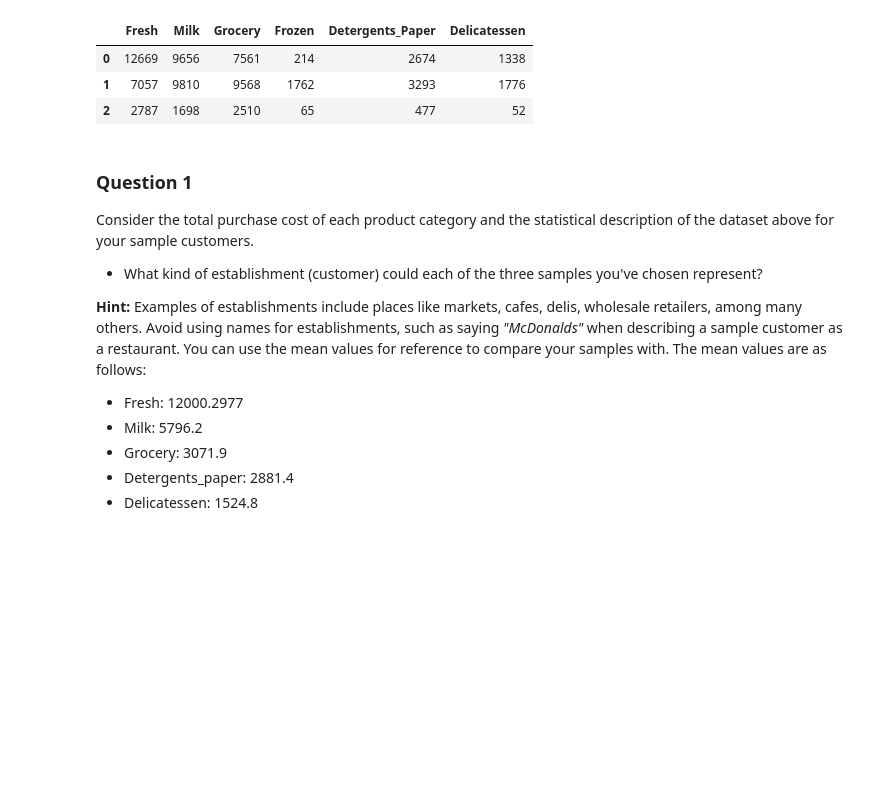
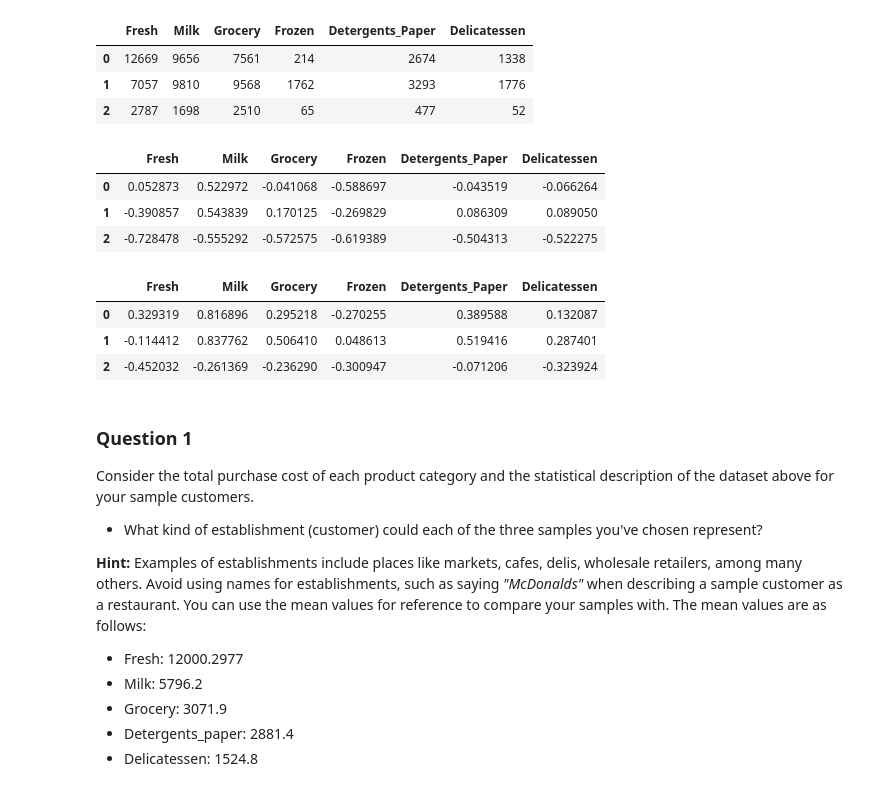
Before and after one commit to lxwvictor/MLND, a Jupyter notebook: projects/customer_segments/Submitted/customer_segments.ipynb, the cells around one changed output. Cells and saved outputs as stored; diff of their text form; code cells hidden in the pictures; blank space fills up the shorter version.

```diff
--- a/projects/customer_segments/Submitted/customer_segments.ipynb
+++ b/projects/customer_segments/Submitted/customer_segments.ipynb
@@ -72,6 +72,19 @@ Chosen samples of wholesale customers dataset:
 | 0 | 12669 | 9656 | 7561 | 214 | 2674 | 1338 |
 | 1 | 7057 | 9810 | 9568 | 1762 | 3293 | 1776 |
 | 2 | 2787 | 1698 | 2510 | 65 | 477 | 52 |
+# %%
+# More insights on the chosen samples
+display((samples - data.mean())/data.std())
+display((samples - data.median())/data.std())
+# %% [output]
+|  | Fresh | Milk | Grocery | Frozen | Detergents_Paper | Delicatessen |
+| 0 | 0.052873 | 0.522972 | -0.041068 | -0.588697 | -0.043519 | -0.066264 |
+| 1 | -0.390857 | 0.543839 | 0.170125 | -0.269829 | 0.086309 | 0.089050 |
+| 2 | -0.728478 | -0.555292 | -0.572575 | -0.619389 | -0.504313 | -0.522275 |
+|  | Fresh | Milk | Grocery | Frozen | Detergents_Paper | Delicatessen |
+| 0 | 0.329319 | 0.816896 | 0.295218 | -0.270255 | 0.389588 | 0.132087 |
+| 1 | -0.114412 | 0.837762 | 0.506410 | 0.048613 | 0.519416 | 0.287401 |
+| 2 | -0.452032 | -0.261369 | -0.236290 | -0.300947 | -0.071206 | -0.323924 |
 # %% [markdown]
 ### Question 1
 Consider the total purchase cost of each product category and the statistical description of the dataset above for your sample customers.
```
Also changed, not shown: parts of 14 cells of this notebook, 3 other files.
